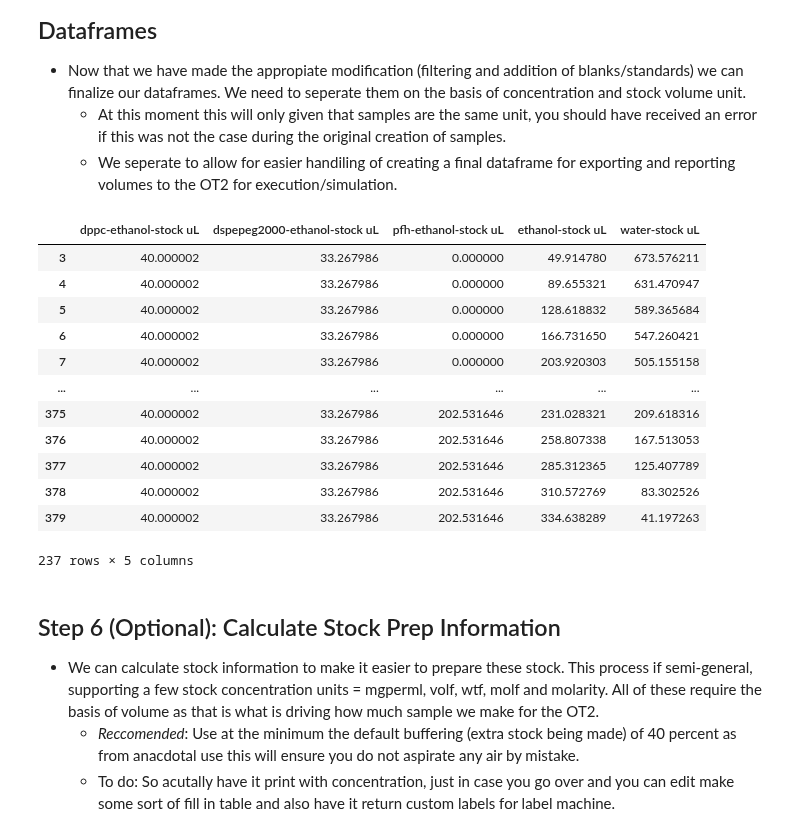
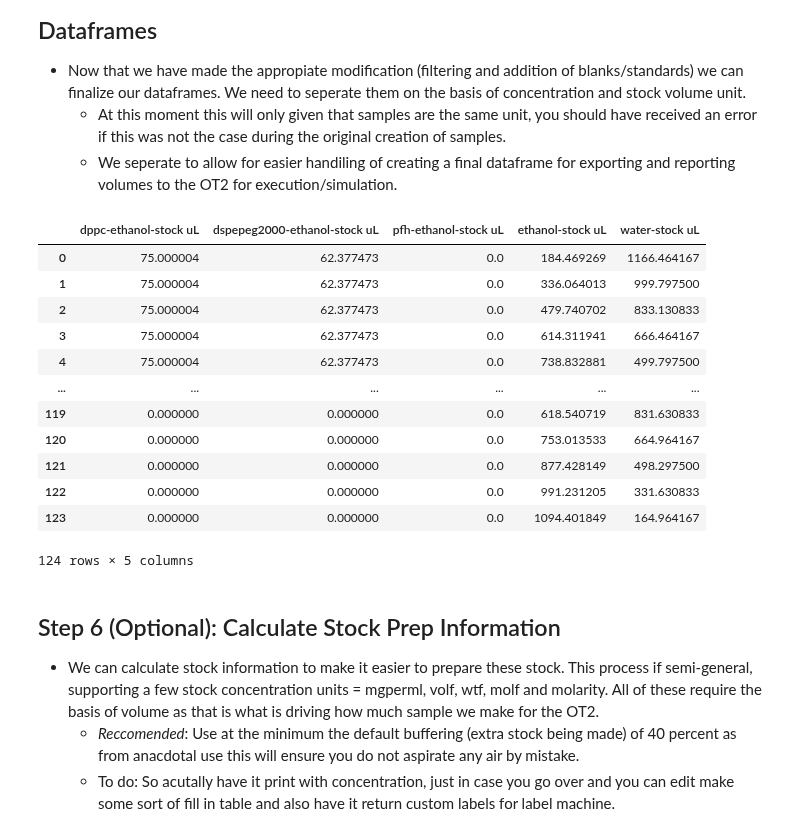
Before and after one commit to pozzo-research-group/OT2-DOE, a Jupyter notebook: Plan and Prepare/Working Notebook.ipynb, the cells around one changed output. Drawn from its saved outputs; the diff is of its cells as text; code cells hidden in the pictures.

```diff
--- a/Plan and Prepare/Working Notebook.ipynb
+++ b/Plan and Prepare/Working Notebook.ipynb
@@ -29,7 +26,7 @@ importlib.reload(ographing)
 * The experiment dictionary consist of keys being the variable name and the value being the variables value. It is important to always keep in mind the order of every variable is linear and should be assumed to be match all other variables (i.e. Component Shorthand Names index 1 = Component Concentration index 1). This assumption is the default for any function using variables from the experiment dictionary, however we can deviate it from it if needed.
     * **Note:** Most functions rely on static variable names from the dict (i.e. dict['name']). ***Refrain from changing variable names***
 # %%
-path = r"C:\Users\Edwin\Desktop\OT2-DOE\Plan and Prepare\Testing Plans\02_25_21_Ouzo_Search.csv"
+path = r"C:\Users\Edwin\Desktop\OT2-DOE\Plan and Prepare\Testing Plans\03_02_21_Ouzo_Search_Expanded.csv"
 experiment_csv_dict = CreateSamples.get_experiment_plan(path)
 # %% [markdown]
 ## Step 1a Optional: Load custom labware dictionary (Remote Testing)
@@ -154,0 +142,35 @@ ographing.xy_scatter_df_compare(complete_df_unfiltered, complete_df, 'ethanol wt
+# %%
+# In progress of adding and testing these
+
+composition_df_blank = CreateSamples.isolate_common_column(complete_df, 'concentration') # add concentration to title
+volume_df_blank = CreateSamples.isolate_common_column(complete_df, 'stock')
+common_solvent = 'ethanol'
+common_solvent_remove = []
+for stock, comp in zip(volume_df_blank, composition_df_blank): # ugh have to use combination of volume and comp
+    solute, solvent = CreateSamples.stock_components(stock)
+    if solvent == common_solvent and len(solute) > 0:
+        # then add until reached, ohh can just make new dataframe and then add finally,
+
+        common_solvent_remove.append(composition_df_blank[comp].copy()) # ahh so it does edit things that are from the past
+
+        composition_df_blank[comp].values[:] = 0
+
+common_solvent_remove_df = pd.concat(common_solvent_remove, axis = 1)
+common_solvent_remove_df['Total'] = common_solvent_remove_df.sum(axis=1)
+
+for stock, comp in zip(volume_df_blank, composition_df_blank):
+    solute, solvent = CreateSamples.stock_components(stock)
+
+    if solvent == common_solvent and len(solute) == 0:
+        a = common_solvent_remove_df['Total']
+        b = composition_df_blank[comp]
+
+        c=a+b
+        composition_df_blank[comp] = c
+
+volume_df_blank = CreateSamples.calculate_ouzo_volumes_from_wtf(composition_df_blank, experiment_csv_dict)
+volume_df_blank # unfortunately would need to filter again :(, ideally I would do this process in the begenning however there stock names are independent of the whole process
+# would only need to filter again for pipette max since total wont change too much, and lower wont either?? ughhhh
+
+complete_blank_df = CreateSamples.combine_df(composition_df_blank.reset_index(drop=True), volume_df_blank.reset_index(drop=True)) # for some reason need to drop outside of function?
+complete_blank_df
@@ -154,0 +191,4 @@ ographing.xy_scatter_df_compare(complete_df_unfiltered, complete_df, 'ethanol wt
+# %%
+# merging on axis 0
+complete_plus_blank = pd.concat([complete_df, complete_blank_df], ignore_index=True)
+complete_plus_blank # maybe something cool would be to intertwine them so sample, blank, sample, blank.
@@ -158,23 +220,23 @@ ographing.xy_scatter_df_compare(complete_df_unfiltered, complete_df, 'ethanol wt
     * At this moment this will only given that samples are the same unit, you should have received an error if this was not the case during the original creation of samples.
     * We seperate to allow for easier handiling of creating a final dataframe for exporting and reporting volumes to the OT2 for execution/simulation.
 # %%
-final_wtf_df = CreateSamples.isolate_common_column(complete_df, 'wtf')
-final_volume_df = CreateSamples.isolate_common_column(complete_df, 'stock')
+final_wtf_df = CreateSamples.isolate_common_column(complete_plus_blank, 'concentration')
+final_volume_df = CreateSamples.isolate_common_column(complete_plus_blank, 'stock')
 final_volume_df
 # %% [output]
 |  | dppc-ethanol-stock uL | dspepeg2000-ethanol-stock uL | pfh-ethanol-stock uL | ethanol-stock uL | water-stock uL |
-| 3 | 40.000002 | 33.267986 | 0.000000 | 49.914780 | 673.576211 |
-| 4 | 40.000002 | 33.267986 | 0.000000 | 89.655321 | 631.470947 |
-| 5 | 40.000002 | 33.267986 | 0.000000 | 128.618832 | 589.365684 |
-| 6 | 40.000002 | 33.267986 | 0.000000 | 166.731650 | 547.260421 |
-| 7 | 40.000002 | 33.267986 | 0.000000 | 203.920303 | 505.155158 |
+| 0 | 75.000004 | 62.377473 | 0.0 | 184.469269 | 1166.464167 |
+| 1 | 75.000004 | 62.377473 | 0.0 | 336.064013 | 999.797500 |
+| 2 | 75.000004 | 62.377473 | 0.0 | 479.740702 | 833.130833 |
+| 3 | 75.000004 | 62.377473 | 0.0 | 614.311941 | 666.464167 |
+| 4 | 75.000004 | 62.377473 | 0.0 | 738.832881 | 499.797500 |
 | ... | ... | ... | ... | ... | ... |
-| 375 | 40.000002 | 33.267986 | 202.531646 | 231.028321 | 209.618316 |
-| 376 | 40.000002 | 33.267986 | 202.531646 | 258.807338 | 167.513053 |
-| 377 | 40.000002 | 33.267986 | 202.531646 | 285.312365 | 125.407789 |
-| 378 | 40.000002 | 33.267986 | 202.531646 | 310.572769 | 83.302526 |
-| 379 | 40.000002 | 33.267986 | 202.531646 | 334.638289 | 41.197263 |
+| 119 | 0.000000 | 0.000000 | 0.0 | 618.540719 | 831.630833 |
+| 120 | 0.000000 | 0.000000 | 0.0 | 753.013533 | 664.964167 |
+| 121 | 0.000000 | 0.000000 | 0.0 | 877.428149 | 498.297500 |
+| 122 | 0.000000 | 0.000000 | 0.0 | 991.231205 | 331.630833 |
+| 123 | 0.000000 | 0.000000 | 0.0 | 1094.401849 | 164.964167 |
-237 rows × 5 columns
+124 rows × 5 columns
 # %% [markdown]
 ## Step 6 (Optional): Calculate Stock Prep Information
 
```
Also changed, not shown: parts of 17 cells of this notebook, 2 other files.
